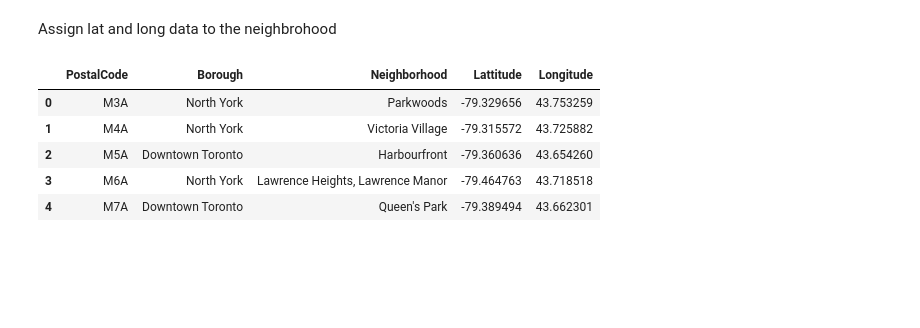
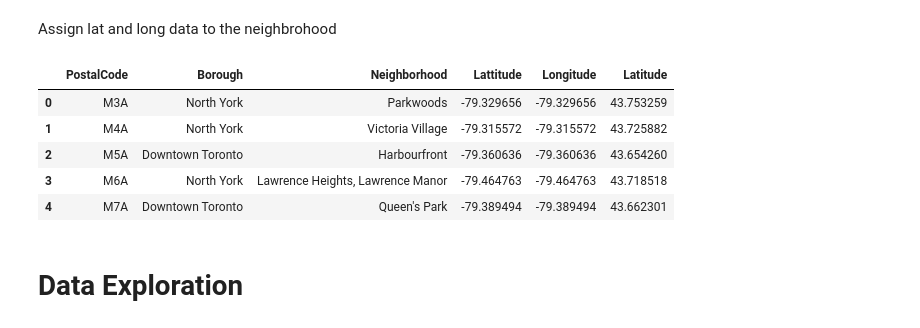
Before and after one commit to kranthibalusu/Coursera_Capstone, a Jupyter notebook: Toronto Neighborhoods2.ipynb, the cells around one changed output. Saved outputs shown, nothing was run; the diff lists cells and outputs as text; code cells hidden in the pictures; blank space fills up the shorter version.

```diff
--- a/Toronto Neighborhoods2.ipynb
+++ b/Toronto Neighborhoods2.ipynb
@@ -146,19 +146,21 @@ Assign lat and long data to the neighbrohood
 # %%
 longs= []
 lats=[]
 for index, row in dfTor1.iterrows():
     locRow = df_data_1.loc[df_data_1['PostalCode'] == row['PostalCode']]
-    longs.append(float(locRow['Latitude']))
-    lats.append(float(locRow['Longitude']))
+    longs.append(float(locRow['Longitude']))
+    lats.append(float(locRow['Latitude']))
 
 
-dfTor1["Lattitude"]=lats
+dfTor1["Latitude"]=lats
 dfTor1["Longitude"]=longs
 dfTor1.head()
 # %% [output]
-|  | PostalCode | Borough | Neighborhood | Lattitude | Longitude |
-| 0 | M3A | North York | Parkwoods | -79.329656 | 43.753259 |
-| 1 | M4A | North York | Victoria Village | -79.315572 | 43.725882 |
-| 2 | M5A | Downtown Toronto | Harbourfront | -79.360636 | 43.654260 |
-| 3 | M6A | North York | Lawrence Heights, Lawrence Manor | -79.464763 | 43.718518 |
-| 4 | M7A | Downtown Toronto | Queen's Park | -79.389494 | 43.662301 |
+|  | PostalCode | Borough | Neighborhood | Lattitude | Longitude | Latitude |
+| 0 | M3A | North York | Parkwoods | -79.329656 | -79.329656 | 43.753259 |
+| 1 | M4A | North York | Victoria Village | -79.315572 | -79.315572 | 43.725882 |
+| 2 | M5A | Downtown Toronto | Harbourfront | -79.360636 | -79.360636 | 43.654260 |
+| 3 | M6A | North York | Lawrence Heights, Lawrence Manor | -79.464763 | -79.464763 | 43.718518 |
+| 4 | M7A | Downtown Toronto | Queen's Park | -79.389494 | -79.389494 | 43.662301 |
+# %% [markdown]
+# Data Exploration
```
Also changed, not shown: parts of 1 cell of this notebook.
